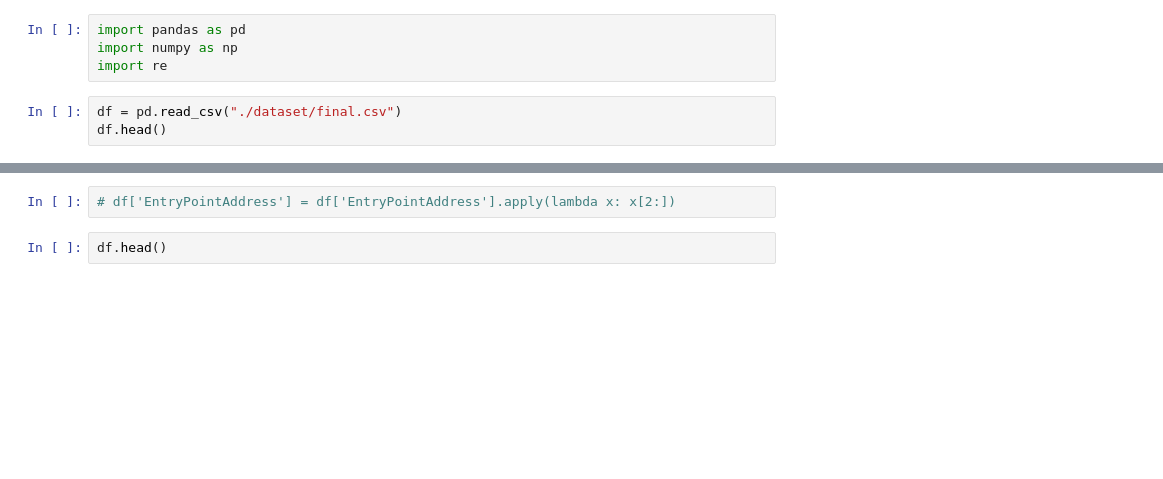
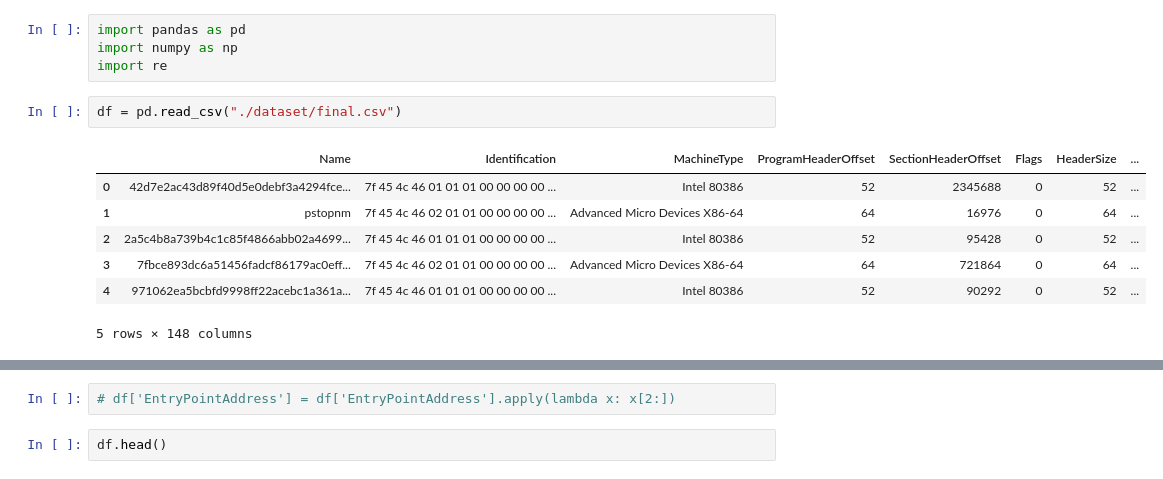
Before and after one commit to shreyansh26/ELF-Miner, a Jupyter notebook: postprocessing.ipynb, the cells around one changed output, grey strips where cells are left out. Cells and saved outputs as stored; diff of their text form; blank space fills up the shorter version.

```diff
--- a/postprocessing.ipynb
+++ b/postprocessing.ipynb
@@ -4,6 +4,13 @@ import numpy as np
 import re
 # %%
 df = pd.read_csv("./dataset/final.csv")
-df.head()
+# %% [output]
+|  | Name | Identification | MachineType | ProgramHeaderOffset | SectionHeaderOffset | Flags | HeaderSize | ... |
+| 0 | 42d7e2ac43d89f40d5e0debf3a4294fce... | 7f 45 4c 46 01 01 01 00 00 00 00 ... | Intel 80386 | 52 | 2345688 | 0 | 52 | ... |
+| 1 | pstopnm | 7f 45 4c 46 02 01 01 00 00 00 00 ... | Advanced Micro Devices X86-64 | 64 | 16976 | 0 | 64 | ... |
+| 2 | 2a5c4b8a739b4c1c85f4866abb02a4699... | 7f 45 4c 46 01 01 01 00 00 00 00 ... | Intel 80386 | 52 | 95428 | 0 | 52 | ... |
+| 3 | 7fbce893dc6a51456fadcf86179ac0eff... | 7f 45 4c 46 02 01 01 00 00 00 00 ... | Advanced Micro Devices X86-64 | 64 | 721864 | 0 | 64 | ... |
+| 4 | 971062ea5bcbfd9998ff22acebc1a361a... | 7f 45 4c 46 01 01 01 00 00 00 00 ... | Intel 80386 | 52 | 90292 | 0 | 52 | ... |
+5 rows × 148 columns
 # %%
 df.describe()
```
Also changed, not shown: parts of 4 cells of this notebook.
